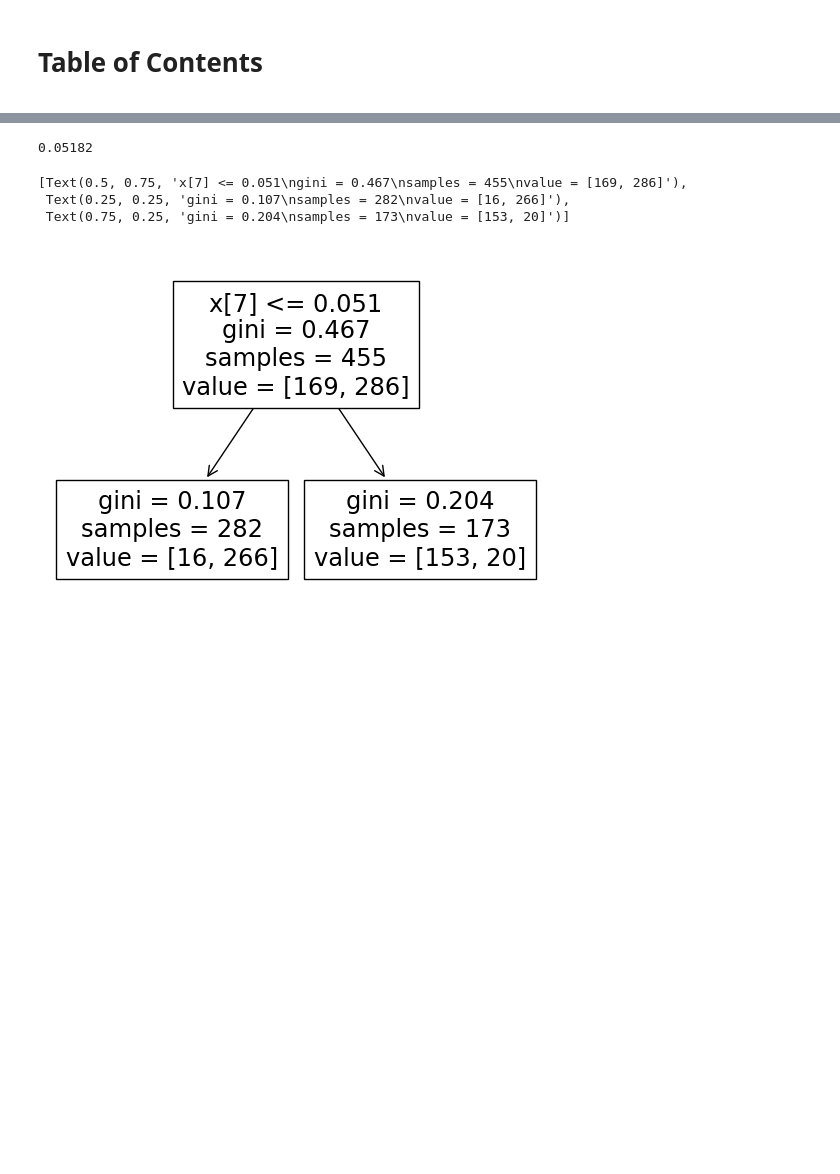
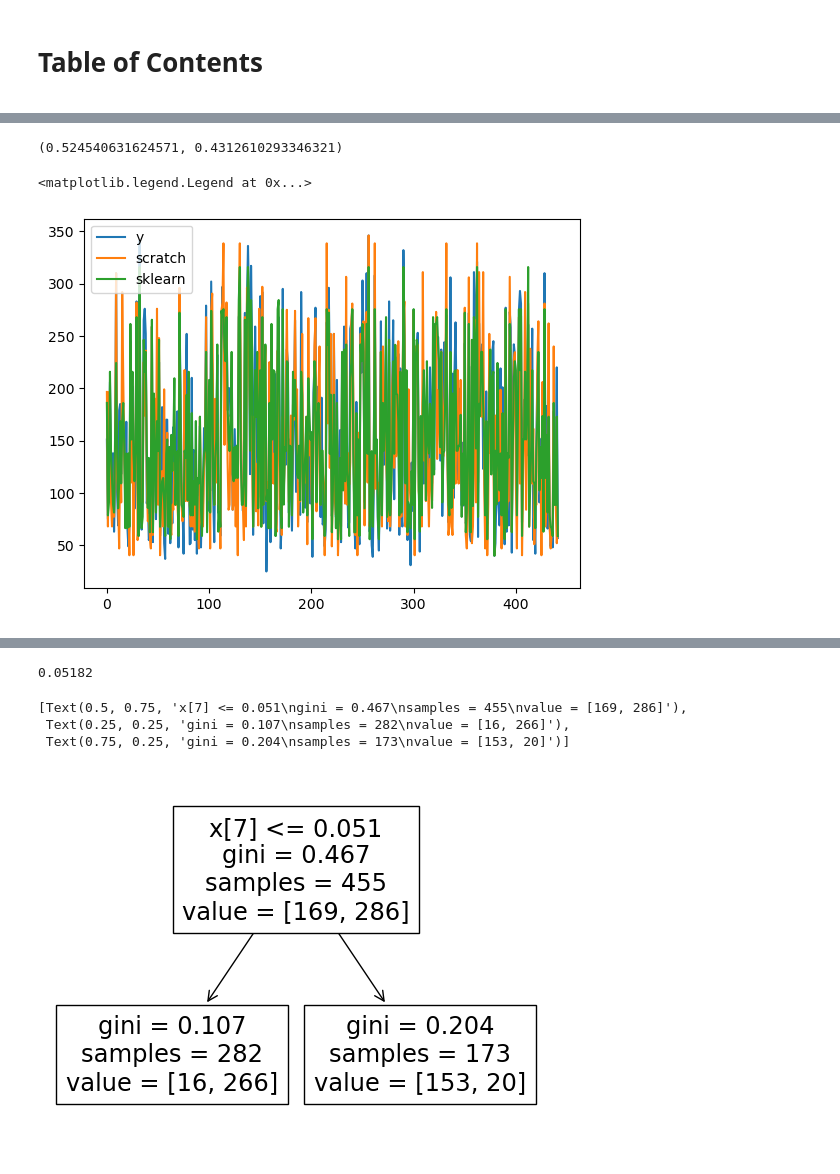
Before and after one commit to Komaronesi/DecisionTree, a Jupyter notebook: DecisionTree.ipynb, the cells around one changed output, grey strips where cells are left out. Cells and saved outputs as stored; diff of their text form; code cells hidden in the pictures; blank space fills up the shorter version.

```diff
--- a/DecisionTree.ipynb
+++ b/DecisionTree.ipynb
@@ -321,3 +314,9 @@ class DecisionTreeRegressor():
                 if node.r_answer is not None:
                     return node.r_answer
                 node = node.right_node
+# %%
+X, y = fetch_california_housing(return_X_y = True)
+# %%
+dtr = DecisionTreeRegressor(max_depth = 10, min_samples_leaf = 2, criterion = 'MSE')
+dtr.fit(X, y)
+mean_squared_error(y, dtr.predict(X))
@@ -323,0 +358,10 @@ class DecisionTreeRegressor():
+# %%
+import pandas as pd
+max_depth = 15
+X_train, X_test, y_train, y_test = train_test_split(X, y, test_size = 0.2, random_state = 42)
+dtr = DecisionTreeRegressor(max_depth = max_depth, min_samples_leaf = 2, criterion = 'MSE')
+dtr.fit(X_train, y_train)
+Dtr = DTR(max_depth = max_depth, min_samples_leaf = 2, max_features = 1.0)
+Dtr.fit(X_train, y_train)
+df = pd.DataFrame(zip(y_test, dtr.predict(X_test), Dtr.predict(X_test), np.abs(dtr.predict(X_test) - Dtr.predict(X_test))))
+df
@@ -323,0 +382,12 @@ class DecisionTreeRegressor():
+# %%
+mean_squared_error(y_test, dtr.predict(X_test)), mean_squared_error(y_test, Dtr.predict(X_test))
+# %% [output]
+(0.524540631624571, 0.4312610293346321)
+# %%
+plt.plot(y[:500], label = 'y')
+plt.plot(dtr.predict(X)[:500], label = 'scratch')
+plt.plot(Dtr.predict(X)[:500], label = 'sklearn')
+plt.legend()
+# %% [output]
+<matplotlib.legend.Legend at 0x...>
+[figure, added]
```
Also changed, not shown: parts of 9 cells of this notebook.
